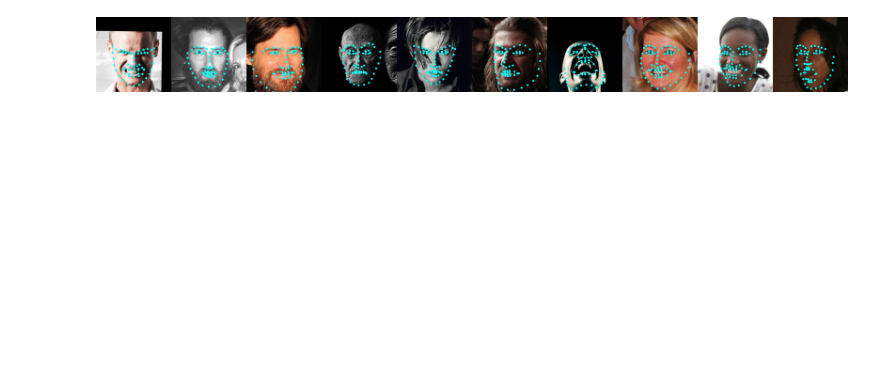
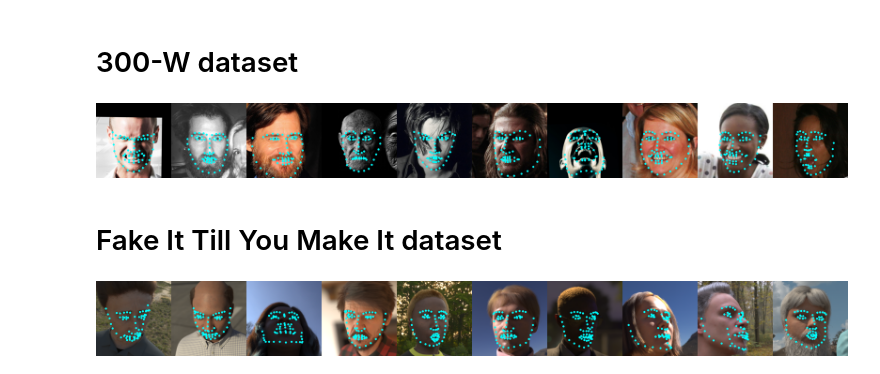
Before and after one commit to florisdf/continuous_landmarks, a Jupyter notebook: notebooks/01_face_alignment.ipynb, the cells around one changed output. Saved outputs shown, nothing was run; the diff lists cells and outputs as text; code cells hidden in the pictures; blank space fills up the shorter version.

Commit message:
Add FITYMI dataset

```diff
--- a/notebooks/01_face_alignment.ipynb
+++ b/notebooks/01_face_alignment.ipynb
@@ -17,16 +17,33 @@ def draw_points(im, points):
         cv2.circle(im_arr, p.astype(int), 3, (0, 255, 255), -1)
 
     return Image.fromarray(im_arr)
+# %% [markdown]
+# 300-W dataset
 # %%
-tfm = ComposeWithPoints([
-    AlignImageWithPoints(get_eyes_mouth_300w),
-    ResizeWithPoints(224),
-])
+ds300w = face300w.Face300WDataset(
+    Path('../data/300W/'),
+    ComposeWithPoints([
+        AlignImageWithPoints(face300w.get_eyes_mouth),
+        ResizeWithPoints(224),
+    ])
+)
 
-data_path = Path('../data/300W/')
-
-ds = Face300WDataset(data_path, tfm)
+Image.fromarray(np.hstack([draw_points(*ds300w[i]) for i in range(10)]))
+# %% [output]
+[figure, added]
-# %%
-Image.fromarray(np.hstack([draw_points(*ds[i]) for i in range(10)]))
-# %% [output]
-[figure, removed]
+# %% [markdown]
+# Fake It Till You Make It dataset
+# %%
+from continuous_landmarks.dataset import fitymi
+
+ds_fitymi = fitymi.FITYMIDataset(
+    Path('../data/FITYMI/'),
+    ComposeWithPoints([
+        AlignImageWithPoints(fitymi.get_eyes_mouth),
+        ResizeWithPoints(224),
+    ])
+)
+
+Image.fromarray(np.hstack([draw_points(*ds_fitymi[i]) for i in range(10)]))
+# %% [output]
+[figure, added]
```
Also changed, not shown: parts of 1 cell of this notebook, 4 other files.
